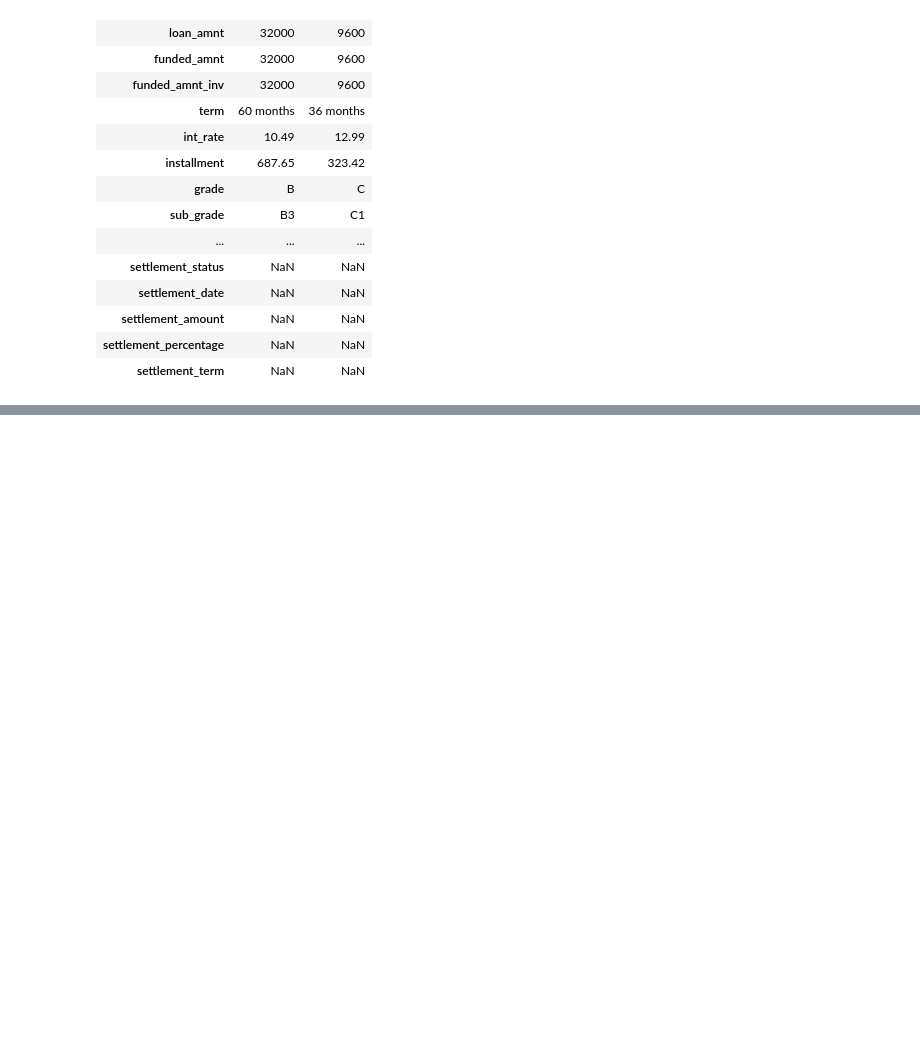
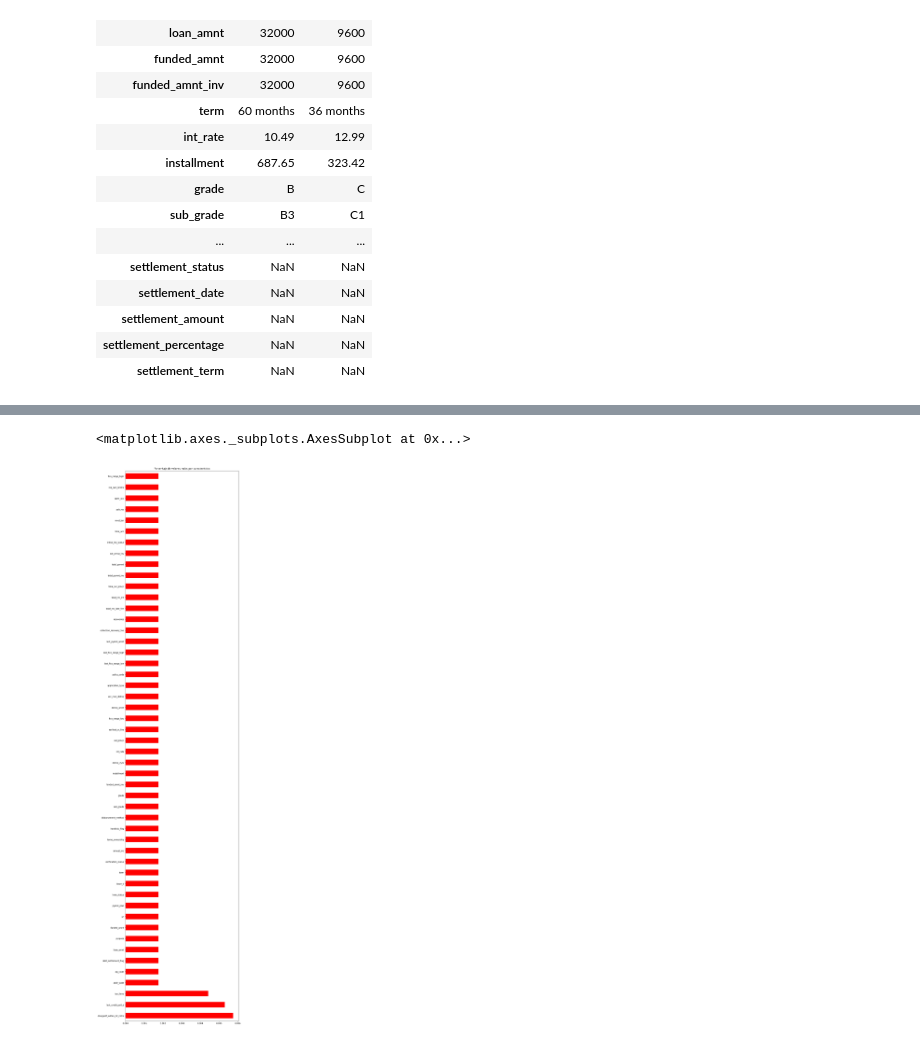
Before and after one commit to CarolinaMejiaMujica/Lending-Club-loan-data, a Jupyter notebook: data_analysis.ipynb, the cells around one changed output, grey strips where cells are left out. Cells and saved outputs as stored; diff of their text form; code cells hidden in the pictures; blank space fills up the shorter version.

```diff
--- a/data_analysis.ipynb
+++ b/data_analysis.ipynb
@@ -135,3 +137,6 @@ data_acc_200k.head(2).T
 | settlement_term | NaN | NaN |
 # %%
 data_acc_200k.to_csv("data_acc_200k.csv")
+# %%
+data = pd.read_csv("../data_acc_200k.csv", low_memory=False)
+data.head()
@@ -137,0 +171,6 @@ data_acc_200k.to_csv("data_acc_200k.csv")
+# %%
+plt.figure(figsize=(10,50))
+((data.isnull().sum())/len(data)*100).sort_values(ascending=False)[100:150].plot.barh(title='Porcentaje de valores nulos por característica', color='red')
+# %% [output]
+<matplotlib.axes._subplots.AxesSubplot at 0x...>
+[figure, added]
```
Also changed, not shown: parts of 38 cells of this notebook, 1 other file.
